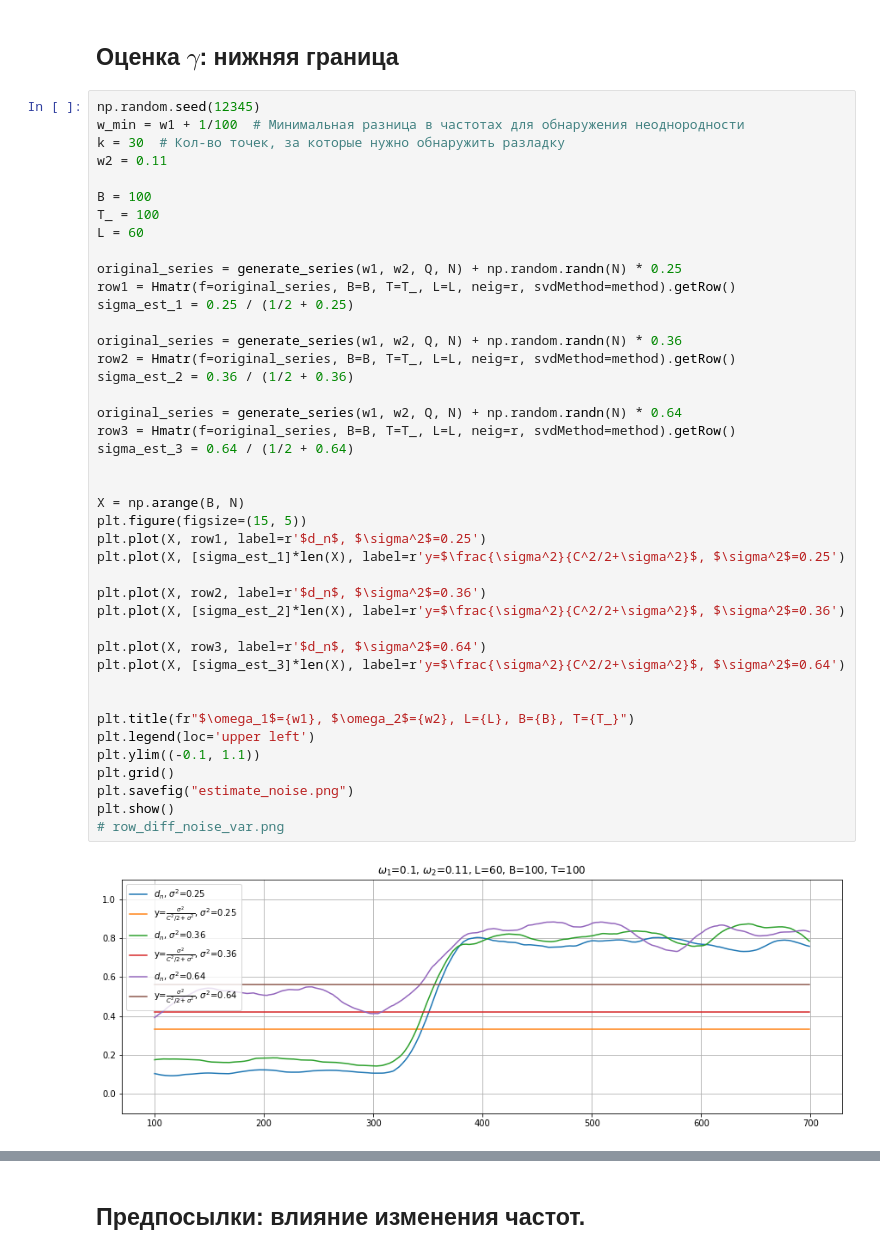
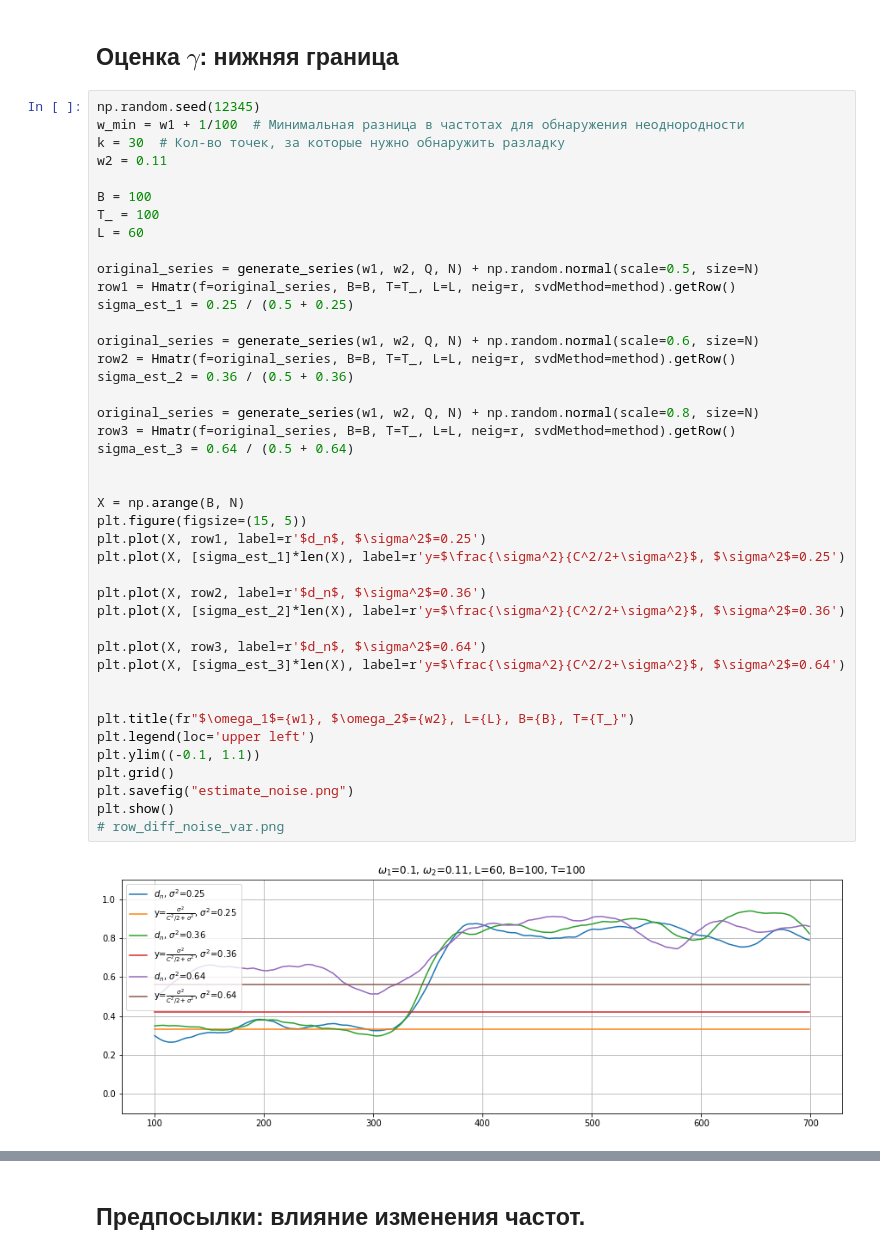
Before and after one commit to Loulaan/researchWork, a Jupyter notebook: ThreshDetection/images.ipynb, the cells around one changed output, grey strips where cells are left out. Cells and saved outputs as stored; diff of their text form.

```diff
--- a/ThreshDetection/images.ipynb
+++ b/ThreshDetection/images.ipynb
@@ -78,37 +98,37 @@ B = 100
 T_ = 100
 L = 60
 
-original_series = generate_series(w1, w2, Q, N) + np.random.randn(N) * 0.25
+original_series = generate_series(w1, w2, Q, N) + np.random.normal(scale=0.5, size=N)
 row1 = Hmatr(f=original_series, B=B, T=T_, L=L, neig=r, svdMethod=method).getRow()
-sigma_est_1 = 0.25 / (1/2 + 0.25)
+sigma_est_1 = 0.25 / (0.5 + 0.25)
 
-original_series = generate_series(w1, w2, Q, N) + np.random.randn(N) * 0.36
+original_series = generate_series(w1, w2, Q, N) + np.random.normal(scale=0.6, size=N)
 row2 = Hmatr(f=original_series, B=B, T=T_, L=L, neig=r, svdMethod=method).getRow()
-sigma_est_2 = 0.36 / (1/2 + 0.36)
+sigma_est_2 = 0.36 / (0.5 + 0.36)
 
-original_series = generate_series(w1, w2, Q, N) + np.random.randn(N) * 0.64
+original_series = generate_series(w1, w2, Q, N) + np.random.normal(scale=0.8, size=N)
 row3 = Hmatr(f=original_series, B=B, T=T_, L=L, neig=r, svdMethod=method).getRow()
-sigma_est_3 = 0.64 / (1/2 + 0.64)
+sigma_est_3 = 0.64 / (0.5 + 0.64)
 
 
 X = np.arange(B, N)
 plt.figure(figsize=(15, 5))
 plt.plot(X, row1, label=r'$d_n$, $\sigma^2$=0.25')
 plt.plot(X, [sigma_est_1]*len(X), label=r'y=$\frac{\sigma^2}{C^2/2+\sigma^2}$, $\sigma^2$=0.25')
 
 plt.plot(X, row2, label=r'$d_n$, $\sigma^2$=0.36')
 plt.plot(X, [sigma_est_2]*len(X), label=r'y=$\frac{\sigma^2}{C^2/2+\sigma^2}$, $\sigma^2$=0.36')
 
 plt.plot(X, row3, label=r'$d_n$, $\sigma^2$=0.64')
 plt.plot(X, [sigma_est_3]*len(X), label=r'y=$\frac{\sigma^2}{C^2/2+\sigma^2}$, $\sigma^2$=0.64')
 
 
 plt.title(fr"$\omega_1$={w1}, $\omega_2$={w2}, L={L}, B={B}, T={T_}")
 plt.legend(loc='upper left')
 plt.ylim((-0.1, 1.1))
 plt.grid()
 plt.savefig("estimate_noise.png")
 plt.show()
 # row_diff_noise_var.png
 # %% [output]
-[figure, old version]
+[figure, new version]
```
Also changed, not shown: parts of 13 cells of this notebook, 7 other files.
